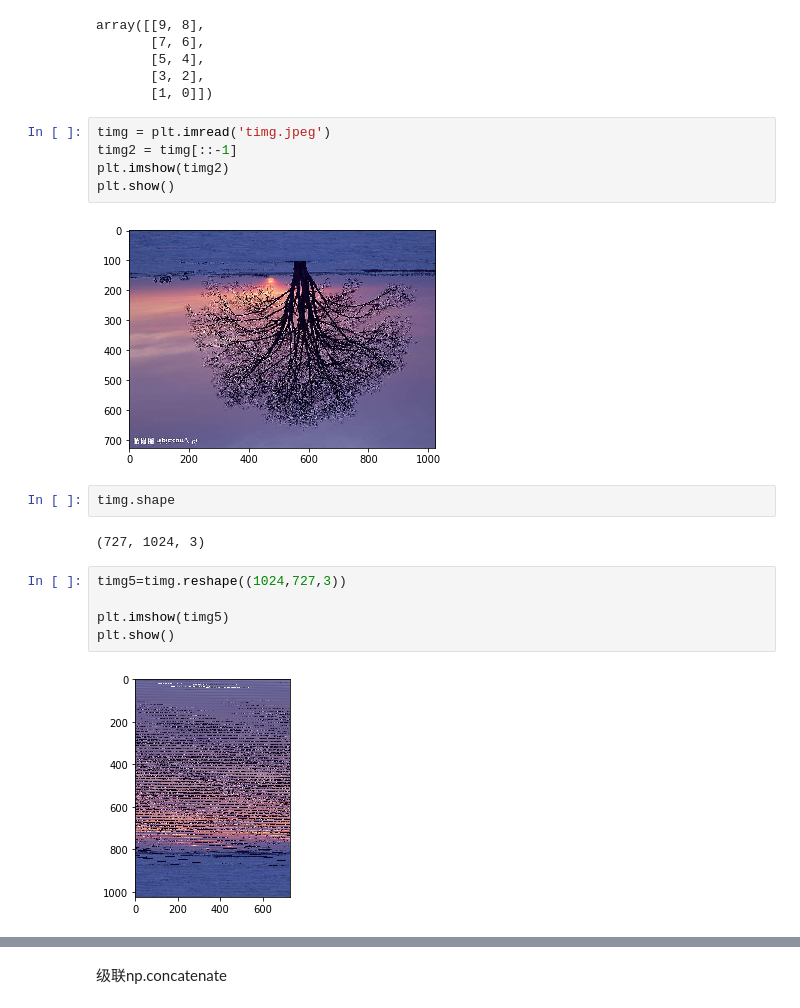
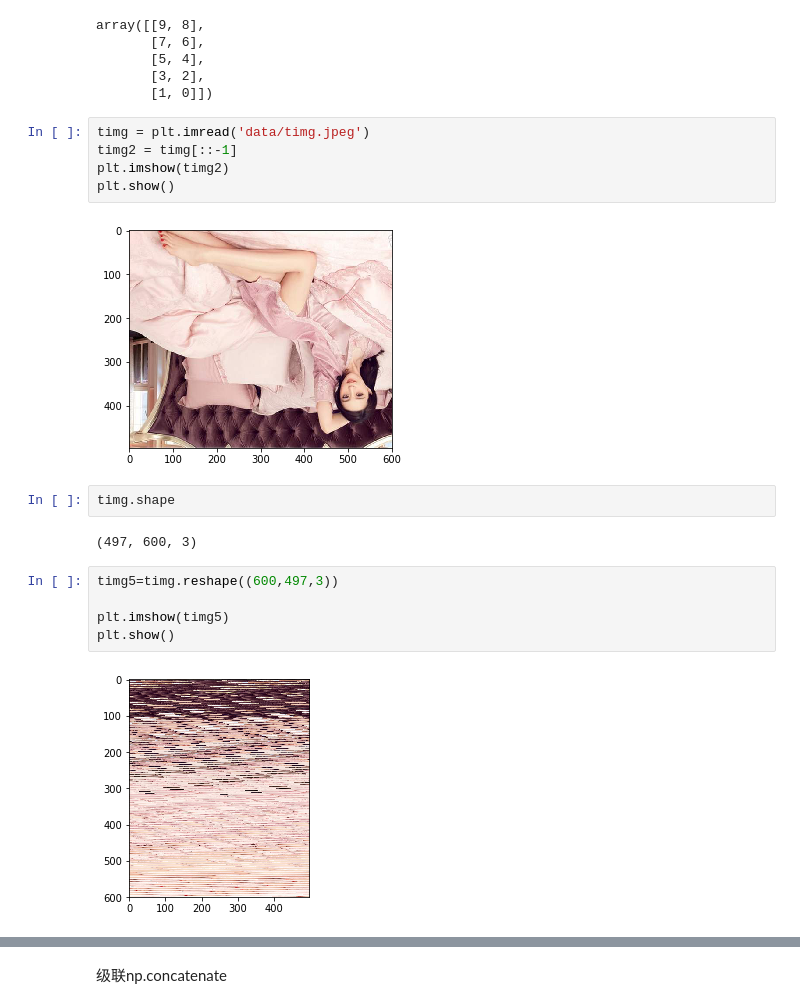
Before and after one commit to z1z22/myjupyter, a Jupyter notebook: numpy.ipynb, the cells around one changed output, grey strips where cells are left out. Cells and saved outputs as stored; diff of their text form.

```diff
--- a/numpy.ipynb
+++ b/numpy.ipynb
@@ -239,20 +257,20 @@ array([[9, 8],
        [3, 2],
        [1, 0]])
 # %%
-timg = plt.imread('timg.jpeg')
+timg = plt.imread('data/timg.jpeg')
 timg2 = timg[::-1]
 plt.imshow(timg2)
 plt.show()
 # %% [output]
-[figure, old version]
+[figure, new version]
 # %%
 timg.shape
 # %% [output]
-(727, 1024, 3)
+(497, 600, 3)
 # %%
-timg5=timg.reshape((1024,727,3))
+timg5=timg.reshape((600,497,3))
 
 plt.imshow(timg5)
 plt.show()
 # %% [output]
-[figure, old version]
+[figure, new version]
```
Also changed, not shown: parts of 80 cells of this notebook, 1 other file.
